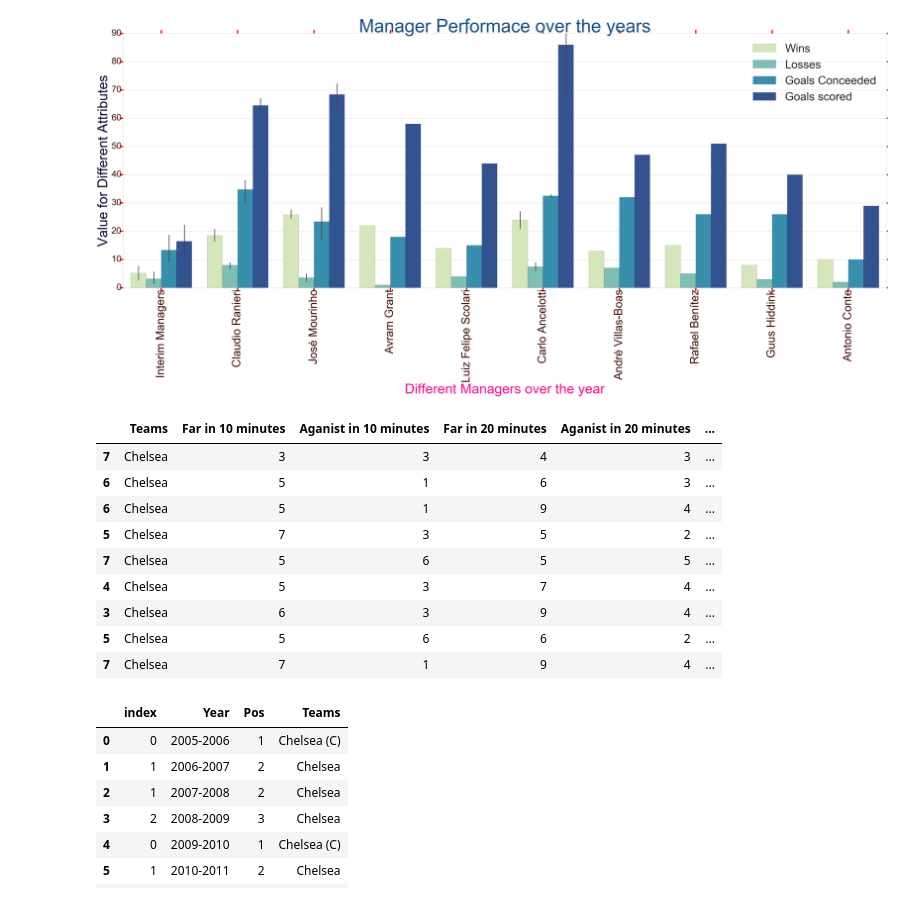
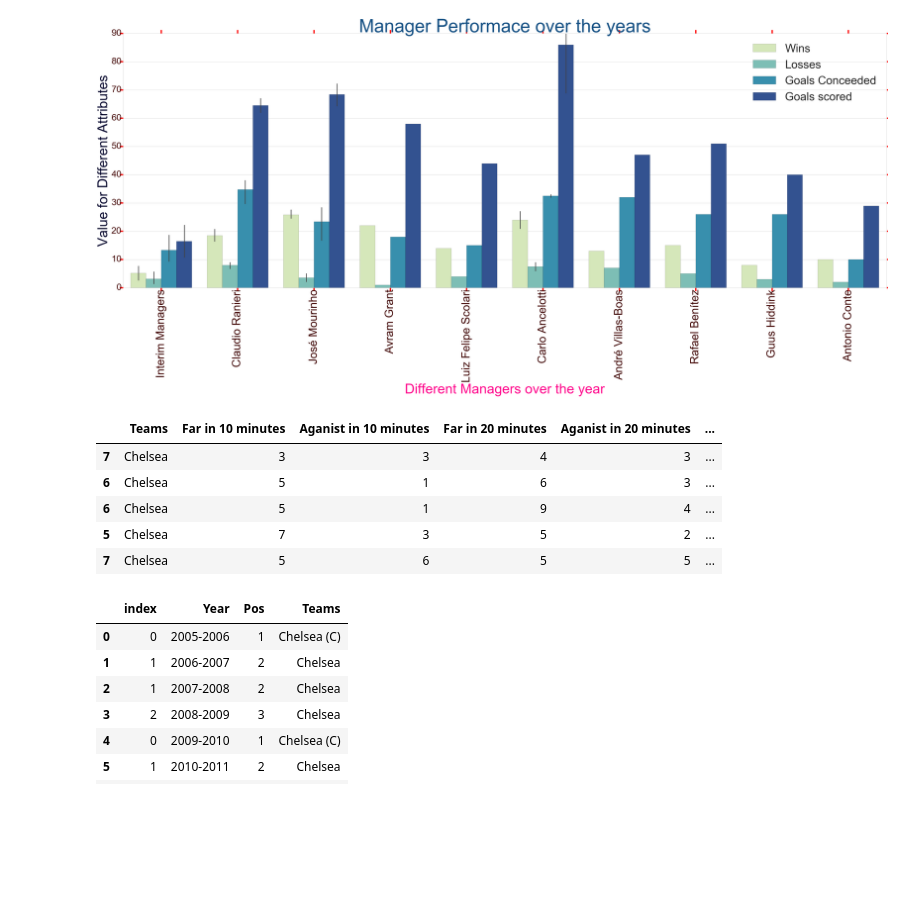
Before and after one commit to Sujaydas/DataAnalysisusingPython, a Jupyter notebook: Final Exam/Final Data Analysis and Visualization Project.ipynb, the cells around one changed output. Saved outputs shown, nothing was run; the diff lists cells and outputs as text; code cells hidden in the pictures; blank space fills up the shorter version.

```diff
--- a/Final Exam/Final Data Analysis and Visualization Project.ipynb
+++ b/Final Exam/Final Data Analysis and Visualization Project.ipynb
@@ -547,38 +549,34 @@ for Goals_file in glob(r"C:\Data Analysis\Sujay_DataAnalysis\Final\Goals\*.csv")
     Goals_df = Goals_df.rename(columns={'51-60.1': 'Aganist in 60 minutes'})
     Goals_df = Goals_df.rename(columns={'61-70': 'Far in 70 minutes'})
     Goals_df = Goals_df.rename(columns={'61-70.1': 'Aganist in 70 minutes'})
     Goals_df = Goals_df.rename(columns={'71-80': 'Far in 80 minutes'})
     Goals_df = Goals_df.rename(columns={'71-80.1': 'Aganist in 80 minutes'})
     Goals_df = Goals_df.rename(columns={'81-90': 'Far in 90 minutes'})
     Goals_df = Goals_df.rename(columns={'81-90.1': 'Aganist in 90 minutes'})
 
     temp_goals_df = Goals_df[:]
     temp_goals_df = temp_goals_df.ix[temp_goals_df['Teams'].str.contains(Team_Name_Goals)]
     goal_all_list.append(temp_goals_df)
 
     cnt2 +=1
-    if cnt2 == 10: break
+    if cnt2 == 5: break
 
 
 Final_goal_df = pd.concat(goal_all_list)
 Final_goal_df.reset_index()
 
 
 #Final_goal_df_file = r"C:\Users\Hp\Desktop\New folder\test.csv"
 #Final_goal_df.to_csv(Final_goal_df_file, sep=',', encoding='utf-8')
 #inal_goal_df.to_csv()
 Final_goal_df
 # %% [output]
 |  | Teams | Far in 10 minutes | Aganist in 10 minutes | Far in 20 minutes | Aganist in 20 minutes | ... |
 | 7 | Chelsea | 3 | 3 | 4 | 3 | ... |
 | 6 | Chelsea | 5 | 1 | 6 | 3 | ... |
 | 6 | Chelsea | 5 | 1 | 9 | 4 | ... |
 | 5 | Chelsea | 7 | 3 | 5 | 2 | ... |
 | 7 | Chelsea | 5 | 6 | 5 | 5 | ... |
-| 4 | Chelsea | 5 | 3 | 7 | 4 | ... |
-| 3 | Chelsea | 6 | 3 | 9 | 4 | ... |
-| 5 | Chelsea | 5 | 6 | 6 | 2 | ... |
-| 7 | Chelsea | 7 | 1 | 9 | 4 | ... |
 # %%
 league_all_list = []
 
```
Also changed, not shown: parts of 6 cells of this notebook, 1 other file.
